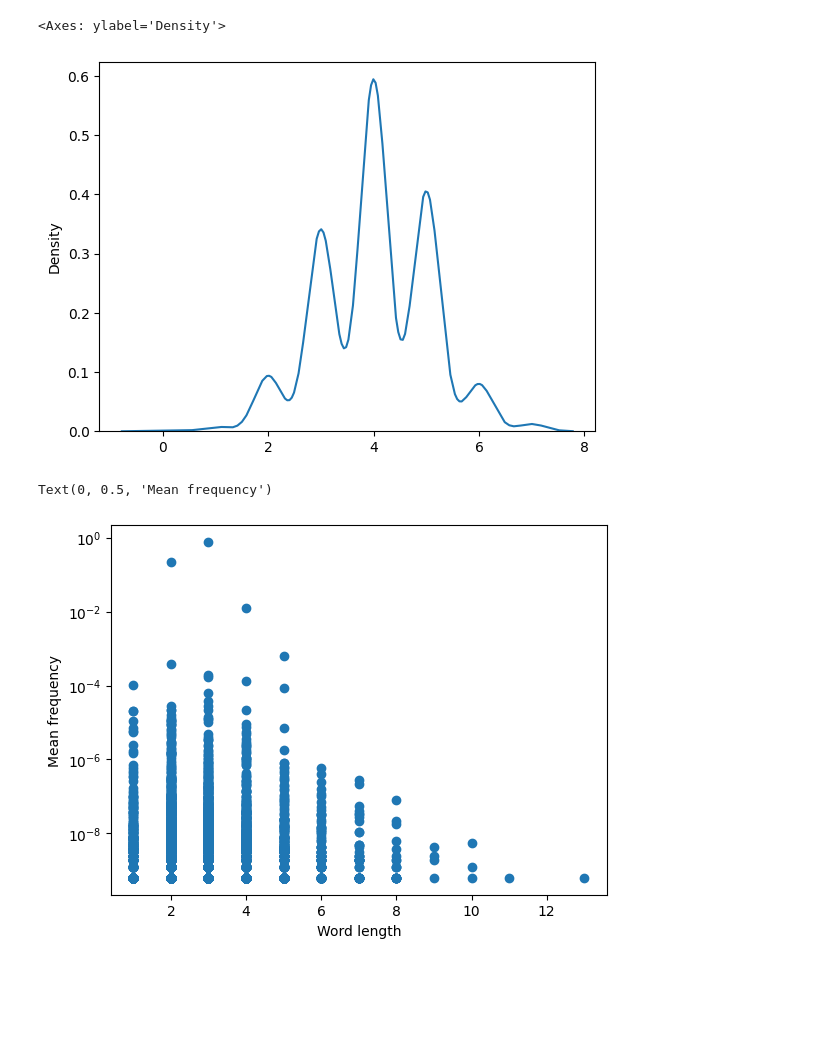
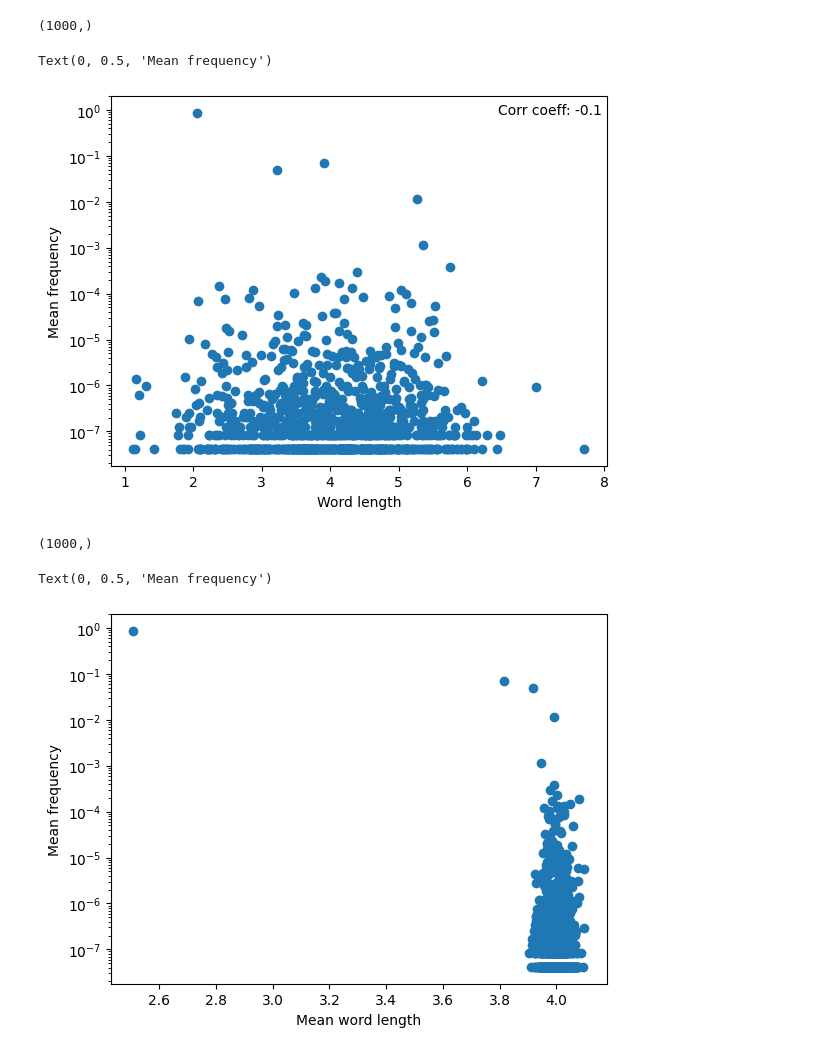
Before and after one commit to alexeykosh/2023-dripf-model, a Jupyter notebook: model.ipynb, the cells around one changed output. Saved outputs shown, nothing was run; the diff lists cells and outputs as text; code cells hidden in the pictures; blank space fills up the shorter version.

```diff
--- a/model.ipynb
+++ b/model.ipynb
@@ -9,8 +9,3 @@ from seaborn import kdeplot
 
 plt.style.use('fast')
-# %%
-kdeplot(np.round(np.random.normal(4, 1, 1000)), label = 'initial lengths')
-# %% [output]
-<Axes: ylabel='Density'>
-[figure, removed]
 # %%
@@ -57,13 +47,30 @@ def model(selection, mutation_rate, zipf = 1.5, detailed = False):
     else:
         return np.corrcoef(freq_meanings, np.mean(word_meaning_matrix, axis=0))[0, 1]
 # %%
-out, wm_m, freq_m = model(selection=0.01, mutation_rate=0.2, detailed=True)
+out, wm_m, freq_m = model(selection=0.01, mutation_rate=0.2, detailed=True, sigma=1, mu=4)
+# %%
+freq_m.shape
+# %% [output]
+(1000,)
+# %%
+plt.scatter(y = freq_m, x = wm_m[1, :])
+# add correlation coefficient on the top right corner
+plt.text(0.78, 0.95, 'Corr coeff: {}'.format(np.round(np.corrcoef(freq_m, wm_m[1, :])[0, 1], 1)), transform=plt.gca().transAxes)
+plt.yscale('log')
+plt.xlabel('Word length')
+plt.ylabel('Mean frequency')
+# %% [output]
+Text(0, 0.5, 'Mean frequency')
+[figure, added]
+# %%
+freq_m.shape
+# %% [output]
+(1000,)
 # %%
-plt.scatter(y = freq_m, x = wm_m[:, 2])
-# log y
+plt.scatter(y = freq_m, x = np.mean(wm_m, axis=0))
 plt.yscale('log')
-plt.xlabel('Word length')
+plt.xlabel('Mean word length')
 plt.ylabel('Mean frequency')
 # %% [output]
 Text(0, 0.5, 'Mean frequency')
-[figure, old version]
+[figure, new version]
```
Also changed, not shown: parts of 14 cells of this notebook.
